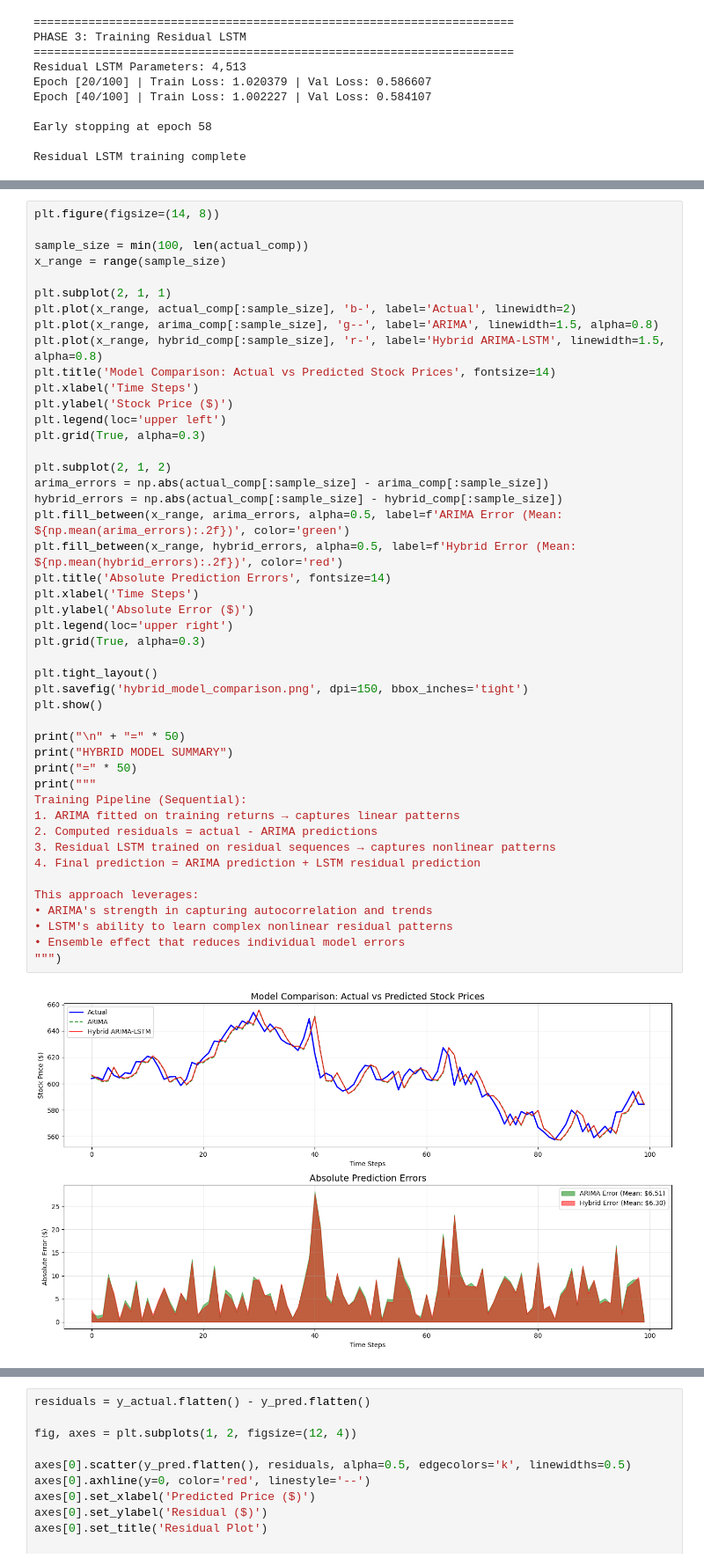
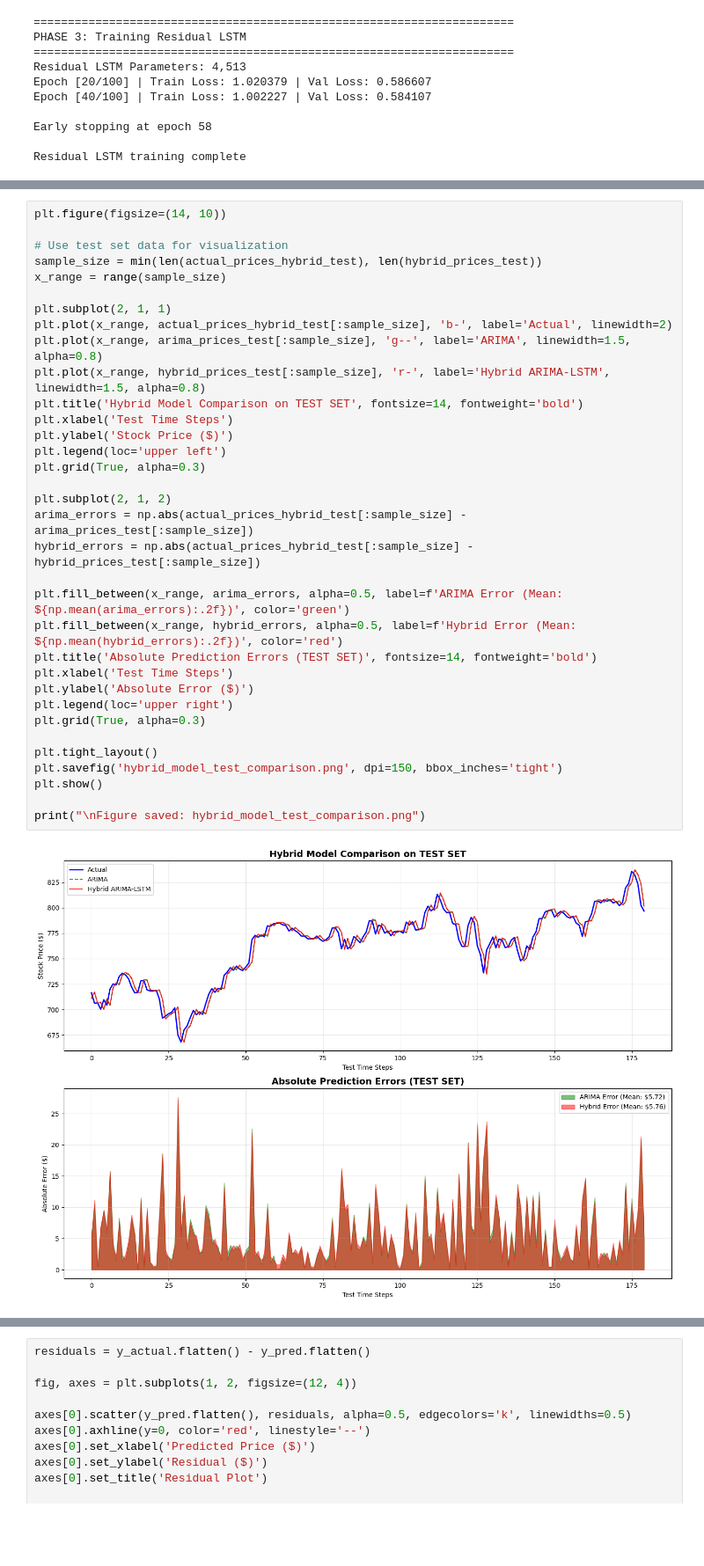
Before and after one commit to Ahmed275-Wael/LSTM_Google_Stock, a Jupyter notebook: lstm-google-stock-prediction.ipynb, the cells around one changed output, grey strips where cells are left out. Shown at 88% size. Cells and saved outputs as stored; diff of their text form; blank space fills up the shorter version.

Commit message:
Kaggle Notebook | LSTM_Google_Stock_Prediction | Provided more Explanation

```diff
--- a/lstm-google-stock-prediction.ipynb
+++ b/lstm-google-stock-prediction.ipynb
@@ -925,48 +1129,36 @@ Hybrid vs ARIMA MAE Improvement: +1.92%
 # %%
-plt.figure(figsize=(14, 8))
+plt.figure(figsize=(14, 10))
 
-sample_size = min(100, len(actual_comp))
+# Use test set data for visualization
+sample_size = min(len(actual_prices_hybrid_test), len(hybrid_prices_test))
 x_range = range(sample_size)
 
 plt.subplot(2, 1, 1)
-plt.plot(x_range, actual_comp[:sample_size], 'b-', label='Actual', linewidth=2)
-plt.plot(x_range, arima_comp[:sample_size], 'g--', label='ARIMA', linewidth=1.5, alpha=0.8)
-plt.plot(x_range, hybrid_comp[:sample_size], 'r-', label='Hybrid ARIMA-LSTM', linewidth=1.5, alpha=0.8)
-plt.title('Model Comparison: Actual vs Predicted Stock Prices', fontsize=14)
-plt.xlabel('Time Steps')
+plt.plot(x_range, actual_prices_hybrid_test[:sample_size], 'b-', label='Actual', linewidth=2)
+plt.plot(x_range, arima_prices_test[:sample_size], 'g--', label='ARIMA', linewidth=1.5, alpha=0.8)
+plt.plot(x_range, hybrid_prices_test[:sample_size], 'r-', label='Hybrid ARIMA-LSTM', linewidth=1.5, alpha=0.8)
+plt.title('Hybrid Model Comparison on TEST SET', fontsize=14, fontweight='bold')
+plt.xlabel('Test Time Steps')
 plt.ylabel('Stock Price ($)')
 plt.legend(loc='upper left')
 plt.grid(True, alpha=0.3)
 
 plt.subplot(2, 1, 2)
-arima_errors = np.abs(actual_comp[:sample_size] - arima_comp[:sample_size])
-hybrid_errors = np.abs(actual_comp[:sample_size] - hybrid_comp[:sample_size])
+arima_errors = np.abs(actual_prices_hybrid_test[:sample_size] - arima_prices_test[:sample_size])
+hybrid_errors = np.abs(actual_prices_hybrid_test[:sample_size] - hybrid_prices_test[:sample_size])
+
 plt.fill_between(x_range, arima_errors, alpha=0.5, label=f'ARIMA Error (Mean: ${np.mean(arima_errors):.2f})', color='green')
 plt.fill_between(x_range, hybrid_errors, alpha=0.5, label=f'Hybrid Error (Mean: ${np.mean(hybrid_errors):.2f})', color='red')
-plt.title('Absolute Prediction Errors', fontsize=14)
-plt.xlabel('Time Steps')
+plt.title('Absolute Prediction Errors (TEST SET)', fontsize=14, fontweight='bold')
+plt.xlabel('Test Time Steps')
 plt.ylabel('Absolute Error ($)')
 plt.legend(loc='upper right')
 plt.grid(True, alpha=0.3)
 
 plt.tight_layout()
-plt.savefig('hybrid_model_comparison.png', dpi=150, bbox_inches='tight')
+plt.savefig('hybrid_model_test_comparison.png', dpi=150, bbox_inches='tight')
 plt.show()
 
-print("\n" + "=" * 50)
-print("HYBRID MODEL SUMMARY")
-print("=" * 50)
-print("""
-Training Pipeline (Sequential):
-1. ARIMA fitted on training returns → captures linear patterns
-2. Computed residuals = actual - ARIMA predictions
-3. Residual LSTM trained on residual sequences → captures nonlinear patterns
-4. Final prediction = ARIMA prediction + LSTM residual prediction
-
-This approach leverages:
-• ARIMA's strength in capturing autocorrelation and trends
-• LSTM's ability to learn complex nonlinear residual patterns
-• Ensemble effect that reduces individual model errors
-""")
+print("\nFigure saved: hybrid_model_test_comparison.png")
 # %% [output]
-[figure, old version]
+[figure, new version]
```
Also changed, not shown: parts of 16 cells of this notebook.
